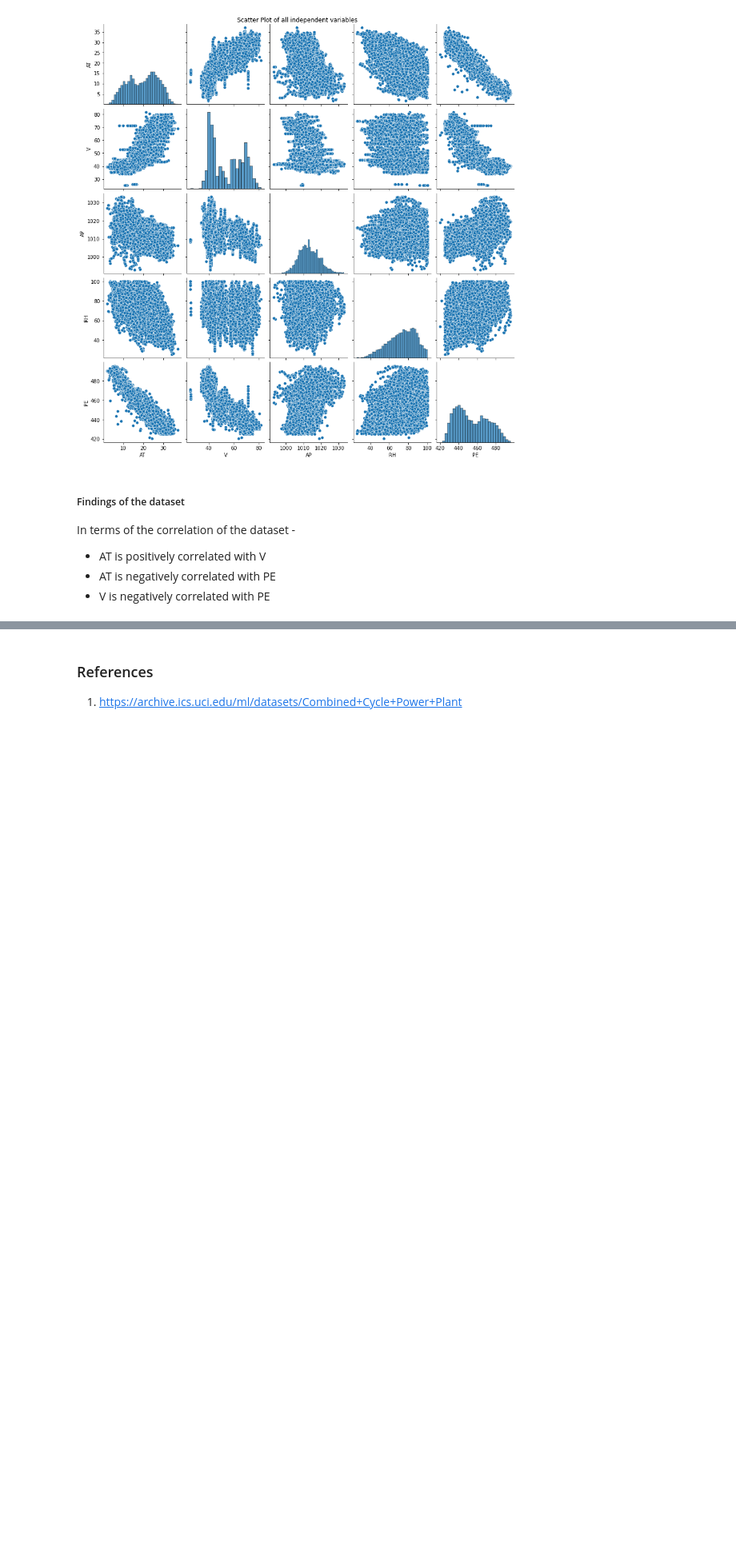
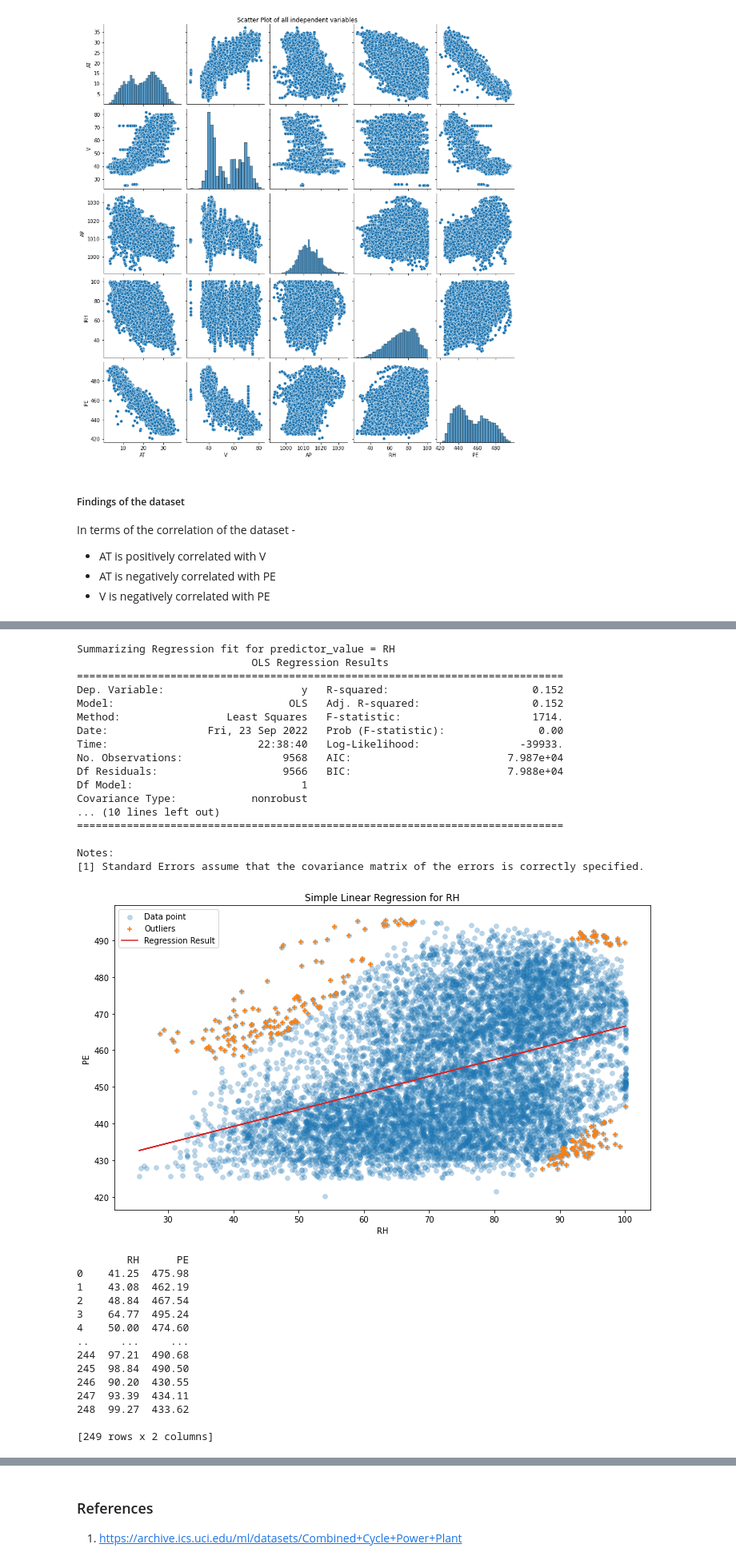
Before and after one commit to meet-2719/DSCI552-MLDS, a Jupyter notebook: hw2/notebook/Bhardwaj_Ruchit_HW2.ipynb, the cells around one changed output, grey strips where cells are left out. Shown at 80% size. Saved outputs shown, nothing was run; the diff lists cells and outputs as text; code cells hidden in the pictures; blank space fills up the shorter version.

```diff
--- a/hw2/notebook/Bhardwaj_Ruchit_HW2.ipynb
+++ b/hw2/notebook/Bhardwaj_Ruchit_HW2.ipynb
@@ -109,0 +302,41 @@ In terms of the correlation of the dataset -
+# %%
+outlier_RH = fit_model_and_summarize("RH")
+temp = outlier_RH.T
+temp.columns = ["RH", "PE"]
+if outlier_RH.empty:
+    print("No outliers present!")
+else:
+    print(temp)
+# %% [output]
+Summarizing Regression fit for predictor_value = RH
+                            OLS Regression Results
+==============================================================================
+Dep. Variable:                      y   R-squared:                       0.152
+Model:                            OLS   Adj. R-squared:                  0.152
+Method:                 Least Squares   F-statistic:                     1714.
+Date:                Fri, 23 Sep 2022   Prob (F-statistic):               0.00
+Time:                        22:38:40   Log-Likelihood:                -39933.
+No. Observations:                9568   AIC:                         7.987e+04
+Df Residuals:                    9566   BIC:                         7.988e+04
+Df Model:                           1
+Covariance Type:            nonrobust
+... (10 lines left out)
+==============================================================================
+
+Notes:
+[1] Standard Errors assume that the covariance matrix of the errors is correctly specified.
+[figure, added]
+        RH      PE
+0    41.25  475.98
+1    43.08  462.19
+2    48.84  467.54
+3    64.77  495.24
+4    50.00  474.60
+..     ...     ...
+244  97.21  490.68
+245  98.84  490.50
+246  90.20  430.55
+247  93.39  434.11
+248  99.27  433.62
+
+[249 rows x 2 columns]
```
Also changed, not shown: parts of 46 cells of this notebook, 8 other files.
